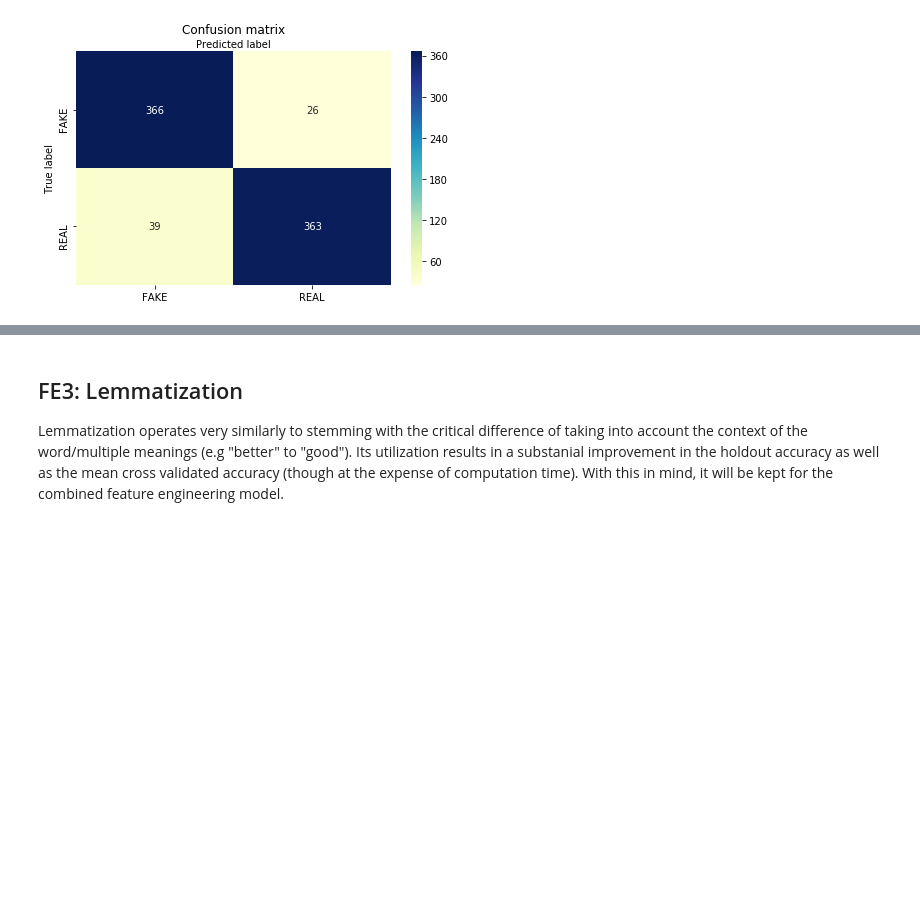
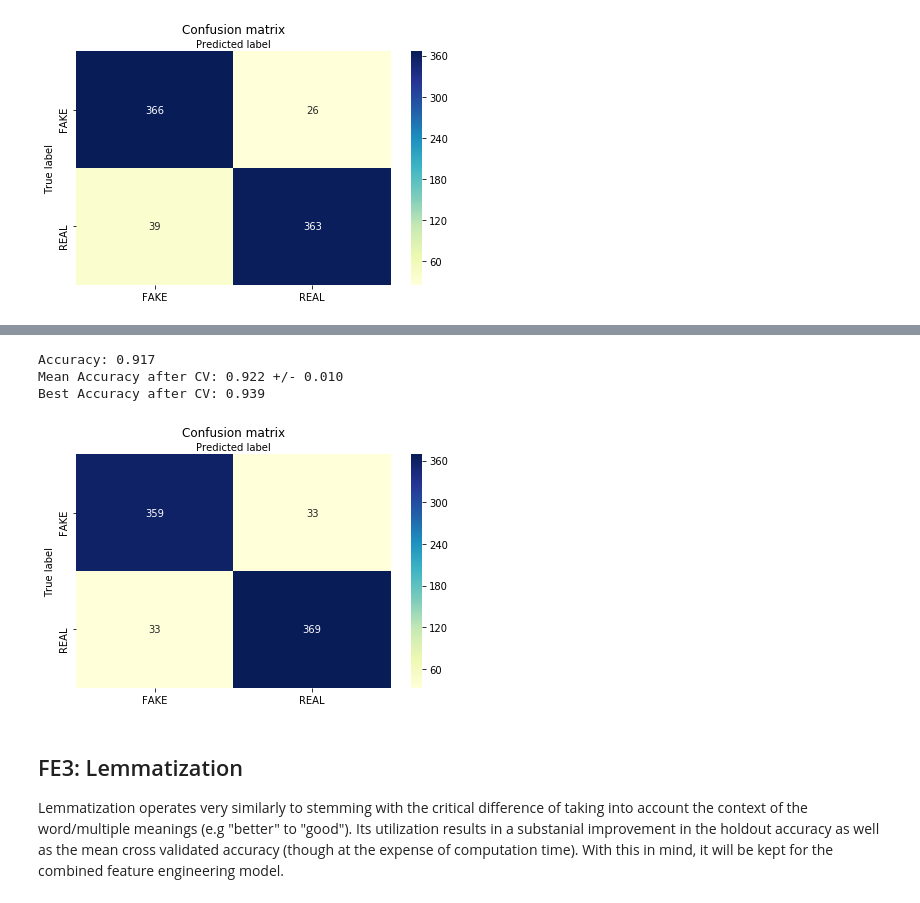
Before and after one commit to martinan92/NLP-FakeNews, a Jupyter notebook: First NLP Assignment (Martinez, Andrew; Miles, Sheena).ipynb, the cells around one changed output, grey strips where cells are left out. Saved outputs shown, nothing was run; the diff lists cells and outputs as text; code cells hidden in the pictures; blank space fills up the shorter version.

```diff
--- a/First NLP Assignment (Martinez, Andrew; Miles, Sheena).ipynb
+++ b/First NLP Assignment (Martinez, Andrew; Miles, Sheena).ipynb
@@ -271,13 +272,33 @@ def csv_conversion(df, y, id_field, old_target_name, filename, verbose=True):
     return clean_output
 
 
-def custom_stemmer(articles):
+def snowball_stemmer(articles):
     """
         Returns stemmed text using the english implementations of the
         Snowball stemmer.
         --------
     """
     stemmer = SnowballStemmer("english")
+    analyzer = TfidfVectorizer(stop_words='english').build_analyzer()
+    return (stemmer.stem(w) for w in analyzer(articles))
+
+
+def porter_stemmer(articles):
+    """
+        Returns stemmed text using the Porter stemmer.
+        --------
+    """
+    stemmer = nltk.PorterStemmer()
+    analyzer = TfidfVectorizer(stop_words='english').build_analyzer()
+    return (stemmer.stem(w) for w in analyzer(articles))
+
+
+def lancaster_stemmer(articles):
+    """
+        Returns stemmed text using the Lancaster stemmer.
+        --------
+    """
+    stemmer = nltk.LancasterStemmer()
     analyzer = TfidfVectorizer(stop_words='english').build_analyzer()
     return (stemmer.stem(w) for w in analyzer(articles))
 
@@ -436,5 +459,5 @@ The next feature will incorporate the English implementation of the Snowball ste
 # %%
 independent_var = 'text'
-fe2_vectorizer = TfidfVectorizer(stop_words='english', analyzer=custom_stemmer)
-run_full_iteration(prepared_train_df, model, fe2_vectorizer, target_var, independent_var)
+fe2a_vectorizer = TfidfVectorizer(stop_words='english', analyzer=porter_stemmer)
+run_full_iteration(prepared_train_df, model, fe2a_vectorizer, target_var, independent_var)
 # %% [output]
@@ -444,0 +474,3 @@ Best Accuracy after CV: 0.943
+# %%
+fe2b_vectorizer = TfidfVectorizer(stop_words='english', analyzer=snowball_stemmer)
+run_full_iteration(prepared_train_df, model, fe2b_vectorizer, target_var, independent_var)
@@ -445,3 +488,12 @@ Best Accuracy after CV: 0.943
+# %%
+fe2c_vectorizer = TfidfVectorizer(stop_words='english', analyzer=lancaster_stemmer)
+run_full_iteration(prepared_train_df, model, fe2c_vectorizer,
+                   target_var, independent_var)
+# %% [output]
+Accuracy: 0.917
+Mean Accuracy after CV: 0.922 +/- 0.010
+Best Accuracy after CV: 0.939
+[figure, added]
 # %% [markdown]
 ## FE3: Lemmatization
 
```
Also changed, not shown: parts of 8 cells of this notebook.
